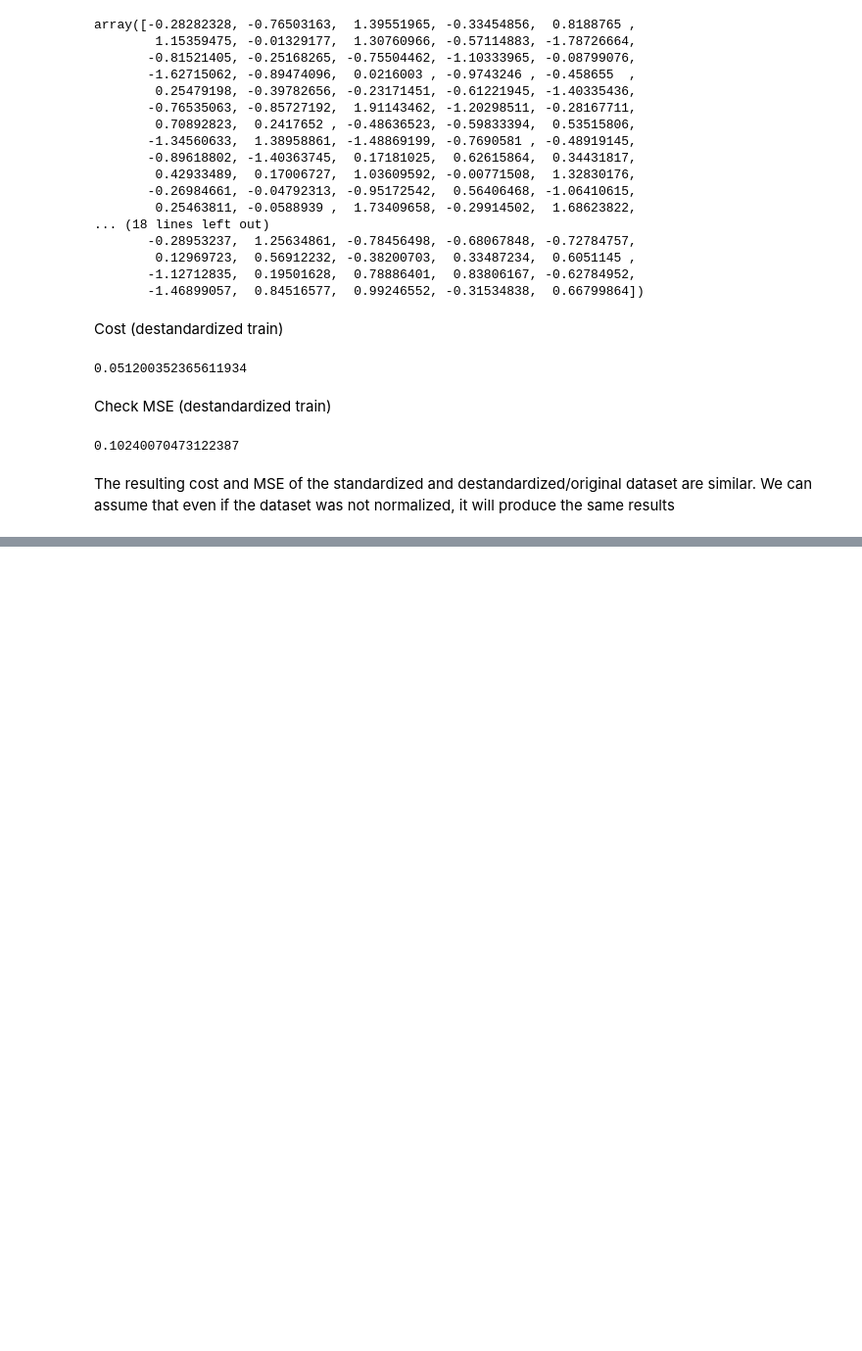
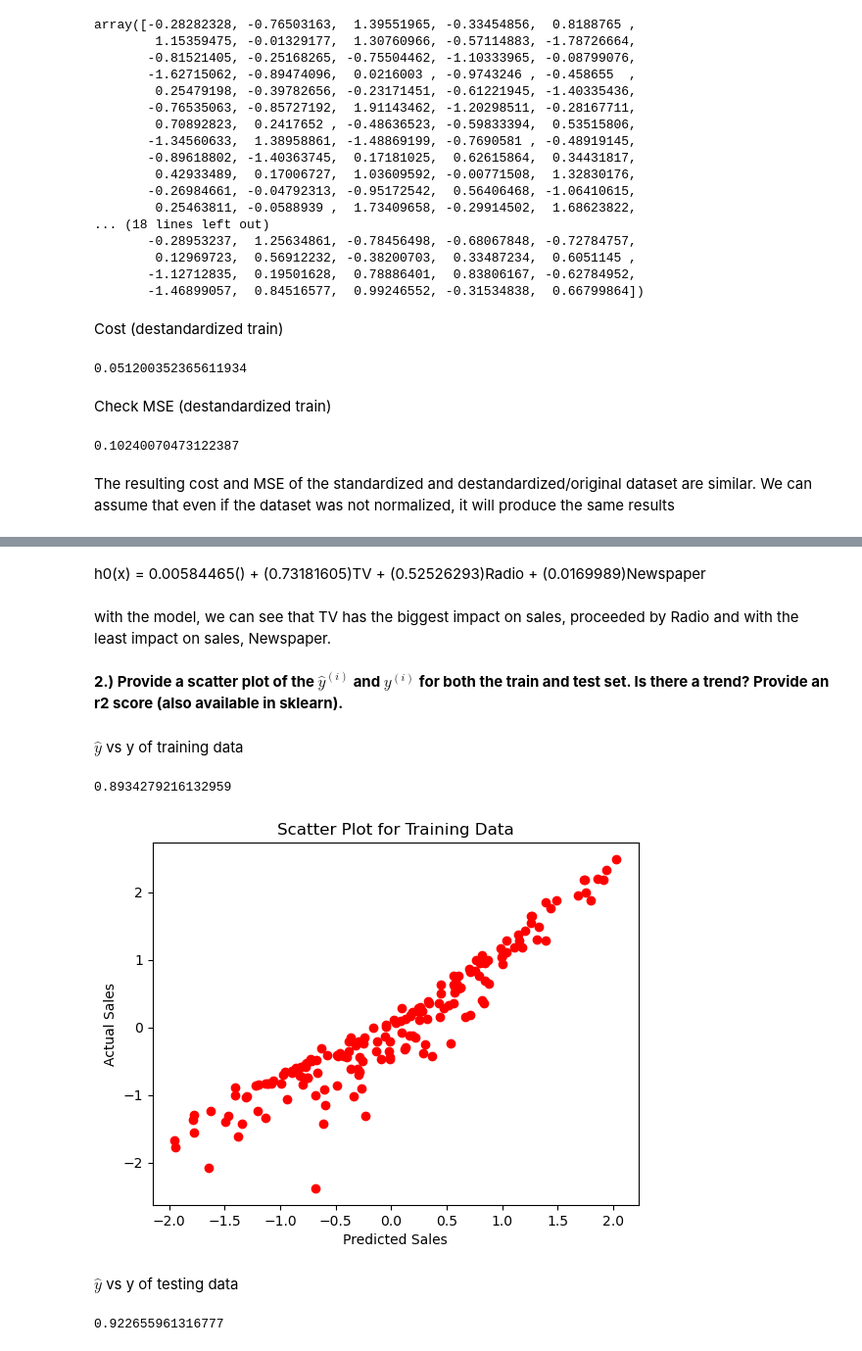
Before and after one commit to jeffrouzel/CMSC197-Machine-Learning, a Jupyter notebook: HW2/hw3-bat-og.ipynb, the cells around one changed output, grey strips where cells are left out. Shown: that part at 98% size. Saved outputs shown, nothing was run; the diff lists cells and outputs as text; code cells hidden in the pictures; blank space fills up the shorter version.

```diff
--- a/HW2/hw3-bat-og.ipynb
+++ b/HW2/hw3-bat-og.ipynb
@@ -365,0 +384,31 @@ The resulting cost and MSE of the standardized and destandardized/original datas
+# %% [markdown]
+h0(x) = 0.00584465() + (0.73181605)TV + (0.52526293)Radio + (0.0169989)Newspaper
+# %% [markdown]
+with the model, we can see that TV has the biggest impact on sales, proceeded by Radio and with the least impact on sales, Newspaper.
+# %% [markdown]
+**2.) Provide a scatter plot of the $\hat{y}^{(i)}$ and $y^{(i)}$ for both the train and test set. Is there a trend? Provide an r2 score (also available in sklearn).**
+# %% [markdown]
+$\hat{y}$ vs y of training data
+# %%
+r2_train = r2_score(y_train, y_pred_training)
+
+r2_train
+# %% [output]
+0.8934279216132959
+# %%
+# Scatter Plot for Training Data
+plt.scatter(y_pred_training, y_train, color='red', marker='o')
+plt.title("Scatter Plot for Training Data")
+plt.xlabel("Predicted Sales")
+plt.ylabel("Actual Sales")
+plt.show()
+# %% [output]
+[figure, added]
+# %% [markdown]
+$\hat{y}$ vs y of testing data
+# %%
+r2_test = r2_score(y_test, y_pred_testing)
+
+r2_test
+# %% [output]
+0.922655961316777
```
Also changed, not shown: parts of 39 cells of this notebook.
